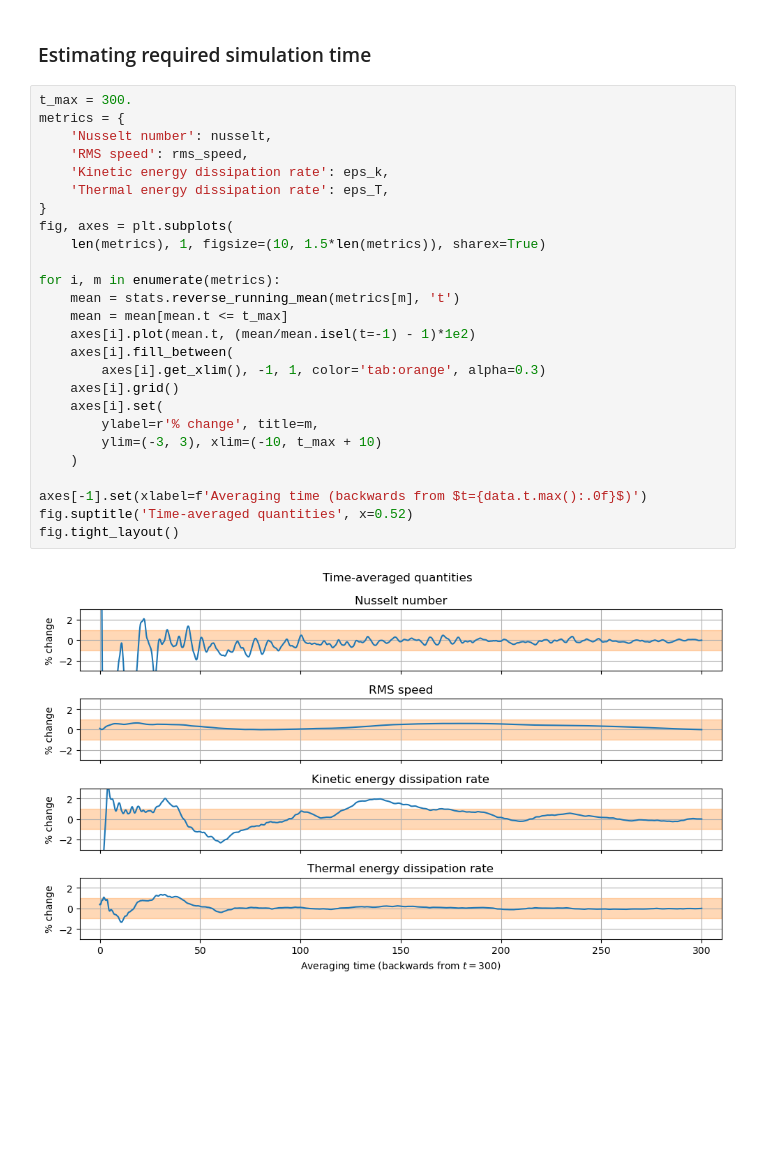
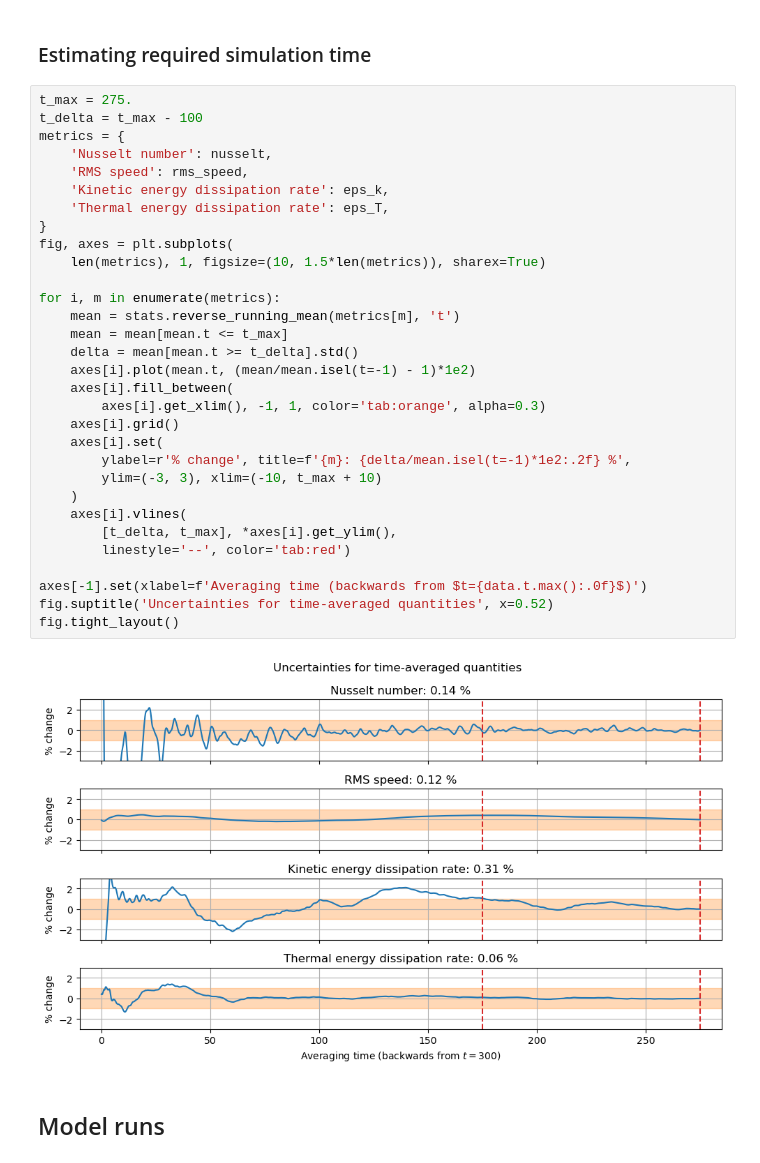
Before and after one commit to tschanzer/honours-project, a Jupyter notebook: notebooks/control.ipynb, the cells around one changed output. Cells and saved outputs as stored; diff of their text form; blank space fills up the shorter version.

```diff
--- a/notebooks/control.ipynb
+++ b/notebooks/control.ipynb
@@ -150,30 +152,37 @@ axes[1].set(
 # %% [markdown]
 ### Estimating required simulation time
 # %%
-t_max = 300.
+t_max = 275.
+t_delta = t_max - 100
 metrics = {
     'Nusselt number': nusselt,
     'RMS speed': rms_speed,
     'Kinetic energy dissipation rate': eps_k,
     'Thermal energy dissipation rate': eps_T,
 }
 fig, axes = plt.subplots(
     len(metrics), 1, figsize=(10, 1.5*len(metrics)), sharex=True)
 
 for i, m in enumerate(metrics):
     mean = stats.reverse_running_mean(metrics[m], 't')
     mean = mean[mean.t <= t_max]
+    delta = mean[mean.t >= t_delta].std()
     axes[i].plot(mean.t, (mean/mean.isel(t=-1) - 1)*1e2)
     axes[i].fill_between(
         axes[i].get_xlim(), -1, 1, color='tab:orange', alpha=0.3)
     axes[i].grid()
     axes[i].set(
-        ylabel=r'% change', title=m,
+        ylabel=r'% change', title=f'{m}: {delta/mean.isel(t=-1)*1e2:.2f} %',
         ylim=(-3, 3), xlim=(-10, t_max + 10)
     )
+    axes[i].vlines(
+        [t_delta, t_max], *axes[i].get_ylim(),
+        linestyle='--', color='tab:red')
 
 axes[-1].set(xlabel=f'Averaging time (backwards from $t={data.t.max():.0f}$)')
-fig.suptitle('Time-averaged quantities', x=0.52)
+fig.suptitle('Uncertainties for time-averaged quantities', x=0.52)
 fig.tight_layout()
 # %% [output]
-[figure, old version]
+[figure, new version]
+# %% [markdown]
+## Model runs
```
Also changed, not shown: parts of 22 cells of this notebook.
